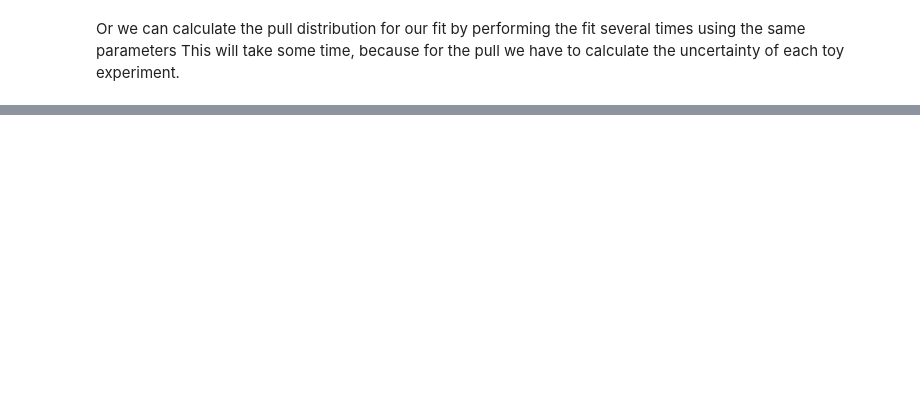
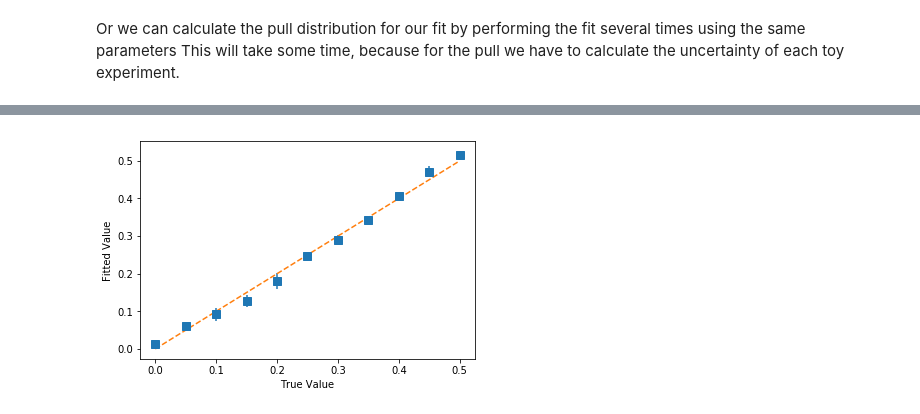
Before and after one commit to thomaskeck/scipy_extra, a Jupyter notebook: examples/fit.ipynb, the cells around one changed output, grey strips where cells are left out. Cells and saved outputs as stored; diff of their text form; code cells hidden in the pictures; blank space fills up the shorter version.

```diff
--- a/examples/fit.ipynb
+++ b/examples/fit.ipynb
@@ -186,0 +221,4 @@ scipy_extra.plot.pull(fitter, toy_pull_results, 1)
+# %%
+scipy_extra.plot.stability(fitter, toy_stability_results, 1)
+# %% [output]
+[figure, added]
```
Also changed, not shown: parts of 25 cells of this notebook, 1 other file.
